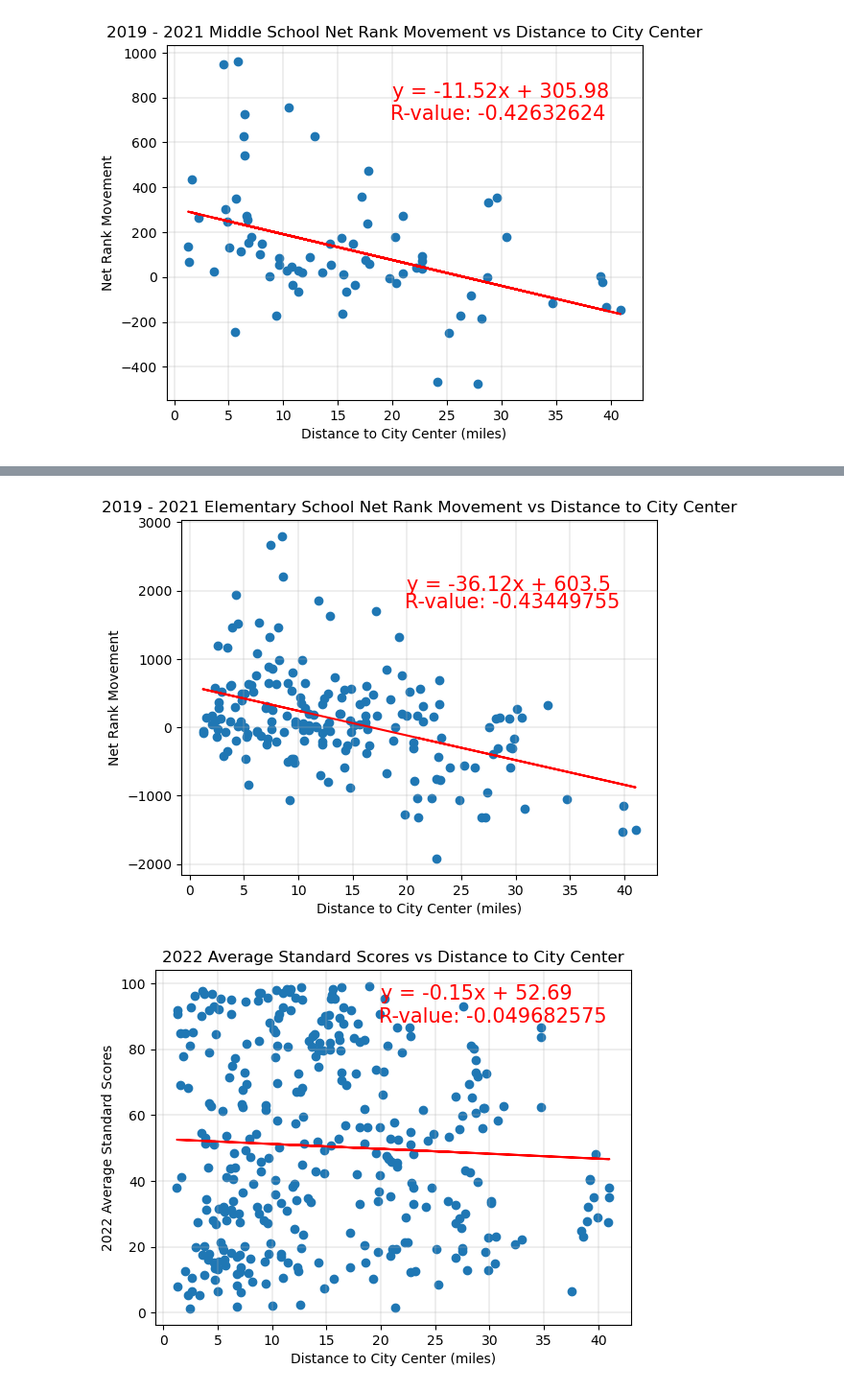
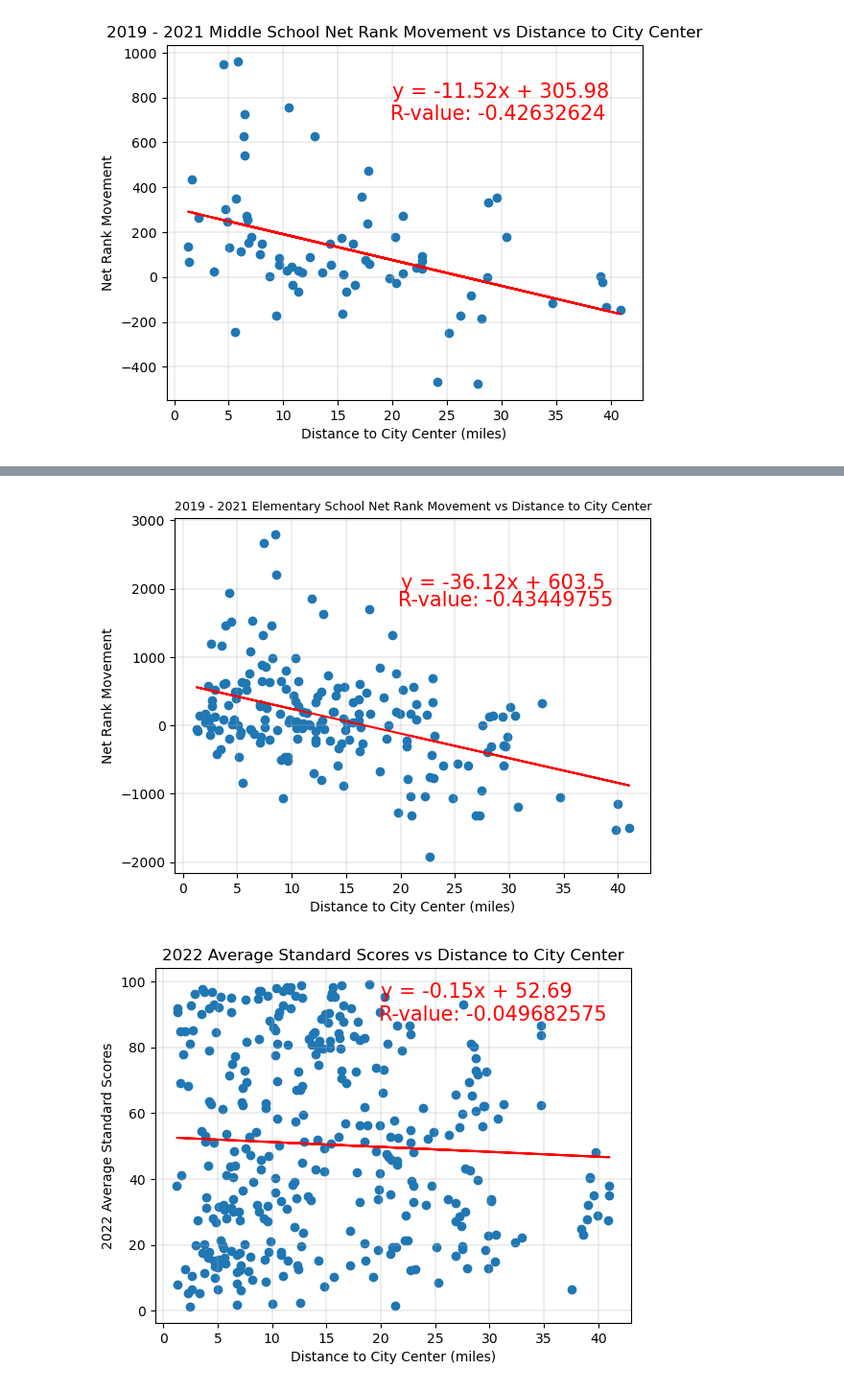
Before and after one commit to alejandro-davila/Project1_Team6_Austin_Analysis, a Jupyter notebook: P1_ipynb_files/School_Data_Visual.ipynb, the cells around one changed output, grey strips where cells are left out. Shown at 96% size. Cells and saved outputs as stored; diff of their text form; code cells hidden in the pictures.

```diff
--- a/P1_ipynb_files/School_Data_Visual.ipynb
+++ b/P1_ipynb_files/School_Data_Visual.ipynb
@@ -219,21 +225,22 @@ plt.show()
 # %%
 x_values = school_data_22_19_df.loc[school_data_22_19_df['rankLevels']=='Elementary']['Distance_to_City_Center']
 y_values = school_data_22_19_df.loc[school_data_22_19_df['rankLevels']=='Elementary']['rankMovements']
 (slope, intercept, rvalue, pvalue, stderr) = linregress(x_values, y_values)
 regress_values = x_values * slope + intercept
 line_eq = "y = " + str(round(slope,2)) + "x + " + str(round(intercept,2))
 r_value=f"R-value: {round(rvalue,9)}"
 plt.scatter(x_values,y_values)
 plt.plot(x_values,regress_values,"r-")
 plt.annotate(line_eq,(20,2000),fontsize=15,color="red")
 plt.annotate(r_value,(19.8,1750),fontsize=15,color="red")
 plt.xlabel('Distance to City Center (miles)')
 plt.ylabel('Net Rank Movement')
-plt.title('2019 - 2021 Elementary School Net Rank Movement vs Distance to City Center')
+plt.title('2019 - 2021 Elementary School Net Rank Movement vs Distance to City Center',fontsize = 9)
 plt.grid(linestyle='-', linewidth=.3)
+plt.savefig('2019 - 2021 Elementary School Net Rank Movement vs Distance to City Center')
 plt.show()
 # %% [output]
-[figure, old version]
+[figure, new version]
 # %%
 x_values = school_data_22_21_df['Distance_to_City_Center']
 y_values = school_data_22_21_df['averageStandardScores22']
```
Also changed, not shown: parts of 13 cells of this notebook.
